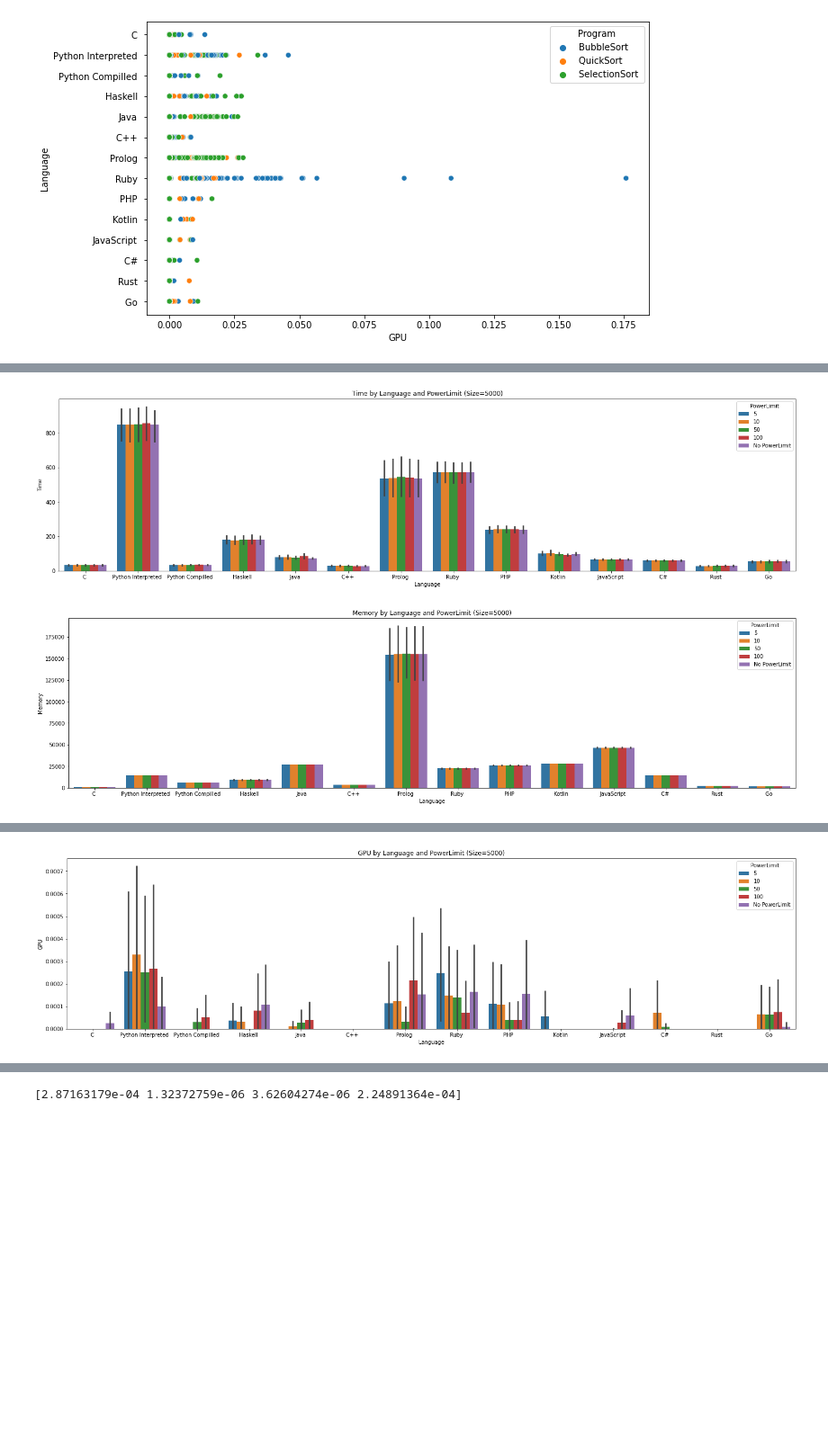
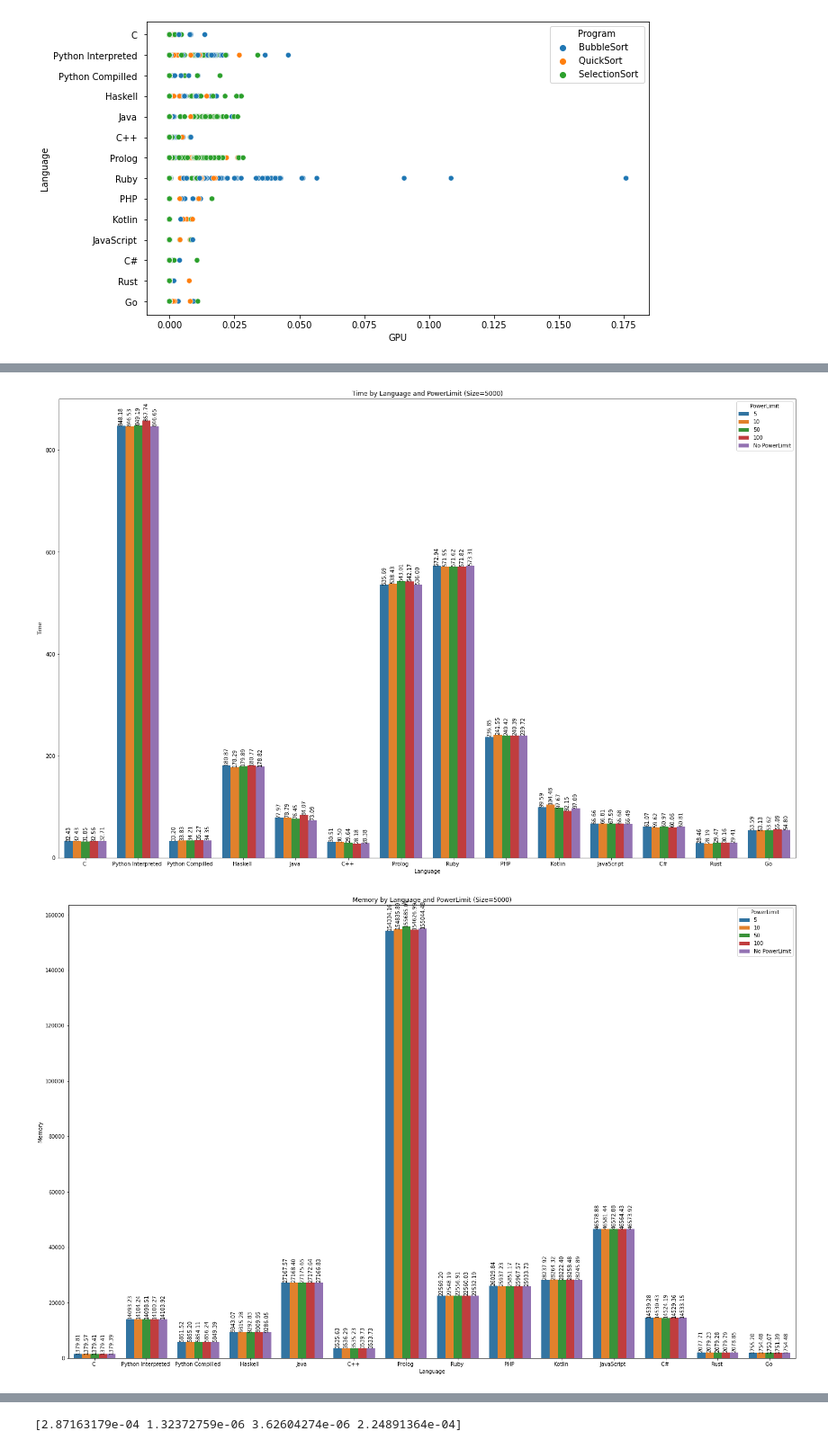
Before and after one commit to realRunlo/EnergyMeasurement, a Jupyter notebook: notebooks/statistics.ipynb, the cells around one changed output, grey strips where cells are left out. Shown at 90% size. Saved outputs shown, nothing was run; the diff lists cells and outputs as text; code cells hidden in the pictures; blank space fills up the shorter version.

```diff
--- a/notebooks/statistics.ipynb
+++ b/notebooks/statistics.ipynb
@@ -98,19 +117,33 @@ for col in columns:
 # %%
 import matplotlib.pyplot as plt
 import seaborn as sea
 
 size = 5000
 
-for col in ["Time", "Memory", "Package", "Core", "GPU"]:
-    plt.figure(figsize=(25, 6))
+for col in ["Time", "Memory", "Package", "Core"]:
+    if col in ["Time", "Memory"]:
+        plt.figure(figsize=(25, 16))  # Aumenta a altura do gráfico
+    else:
+        plt.figure(figsize=(25, 10))  # Tamanho padrão
+
     data_subset = df[df['Size'] == size]
     hue_labels = ["No PowerLimit" if val == -1 else val for val in data_subset['PowerLimit']]
-    sea.barplot(data=data_subset, x='Language', y=col, hue=hue_labels)
+    ax = sea.barplot(data=data_subset, x='Language', y=col, hue=hue_labels, errorbar=None)
     plt.xlabel('Language')
     plt.ylabel(col)
     plt.title(f'{col} by Language and PowerLimit (Size={size})')
     plt.legend(title='PowerLimit')
+
+    # Add the measured values on top of each bar
+    for p in ax.patches:
+        width = p.get_width()
+        height = p.get_height()
+        x, y = p.get_xy()
+
+        ax.text(x + width / 2, y + height, format(height, '.2f'),
+                ha='center', va='bottom', rotation='vertical')
+
     plt.show()
 # %% [output]
-[figure, old version]
+[figure, new version]
-[figure, old version]
+[figure, new version]
@@ -119 +151,0 @@ for col in ["Time", "Memory", "Package", "Core", "GPU"]:
-[figure, removed]
```
Also changed, not shown: parts of 13 cells of this notebook, 2 other files.
